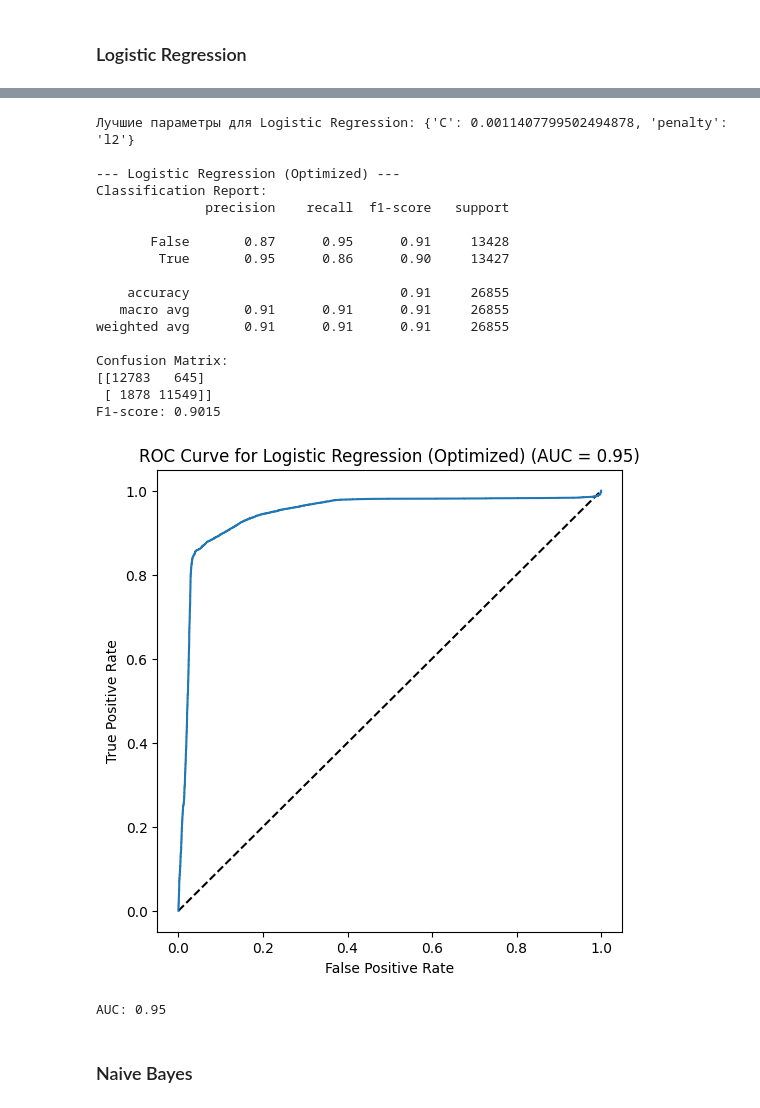
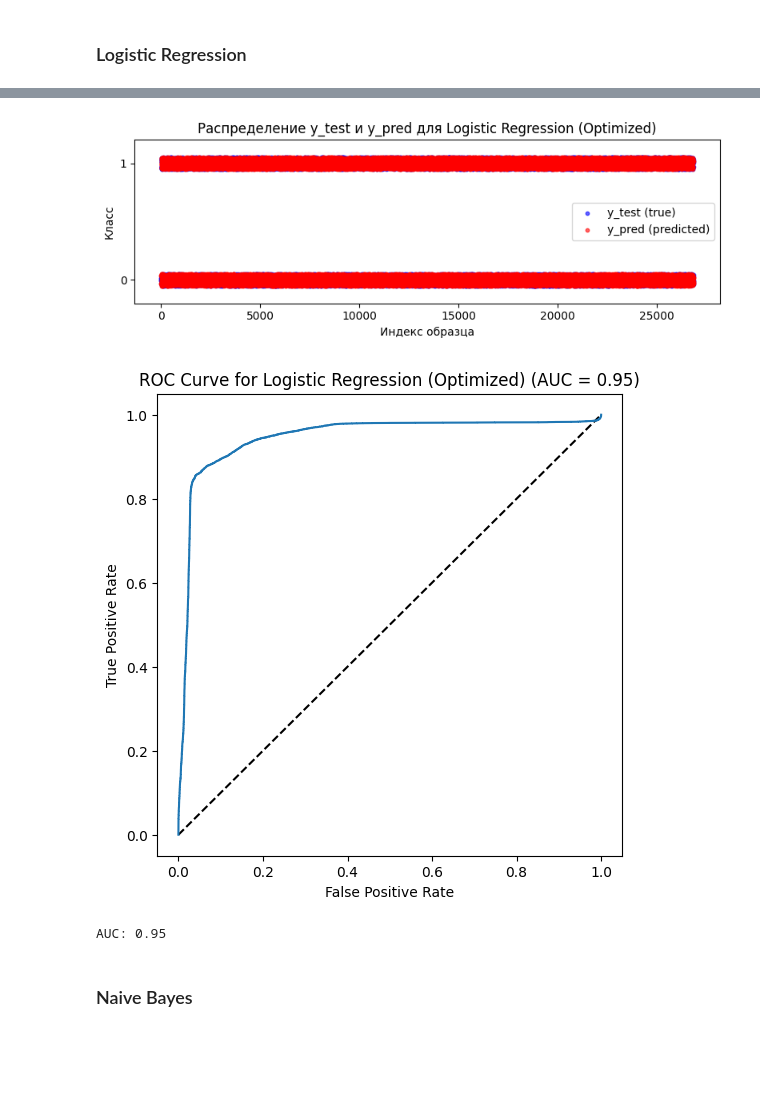
Before and after one commit to Vaiforo/ML1, a Jupyter notebook: k4_lab2.ipynb, the cells around one changed output, grey strips where cells are left out. Cells and saved outputs as stored; diff of their text form; code cells hidden in the pictures; blank space fills up the shorter version.

```diff
--- a/k4_lab2.ipynb
+++ b/k4_lab2.ipynb
@@ -133,10 +167,13 @@ def objective_logreg(trial):
     model = LogisticRegression(C=C, penalty=penalty, solver='liblinear', random_state=42)
     return cross_val_score(model, X_train, y_train, cv=5, scoring='accuracy').mean()
 # %%
-study_logreg = optuna.create_study(direction='maximize')
-study_logreg.optimize(objective_logreg, n_trials=50)
-print("Лучшие параметры для Logistic Regression:", study_logreg.best_params)
-logreg_best = LogisticRegression(**study_logreg.best_params, solver='liblinear', random_state=42)
+# study_logreg = optuna.create_study(direction='maximize')
+# study_logreg.optimize(objective_logreg, n_trials=50)
+# print("Лучшие параметры для Logistic Regression:", study_logreg.best_params)
+# logreg_best = LogisticRegression(**study_logreg.best_params, solver='liblinear', random_state=42)
+logreg_best = LogisticRegression(C=0.0011407799502494878, penalty='l2', solver='liblinear', random_state=42)
 logreg_best.fit(X_train, y_train)
 evaluate_model(logreg_best, X_test, y_test, "Logistic Regression (Optimized)")
+
+models.append(logreg_best)
 # %% [output]
@@ -160,22 +195,6 @@ evaluate_model(logreg_best, X_test, y_test, "Logistic Regression (Optimized)")
+[figure, new version]
+[figure, added]
-Лучшие параметры для Logistic Regression: {'C': 0.0011407799502494878, 'penalty': 'l2'}
-
---- Logistic Regression (Optimized) ---
-Classification Report:
-              precision    recall  f1-score   support
-
-       False       0.87      0.95      0.91     13428
-        True       0.95      0.86      0.90     13427
-
-    accuracy                           0.91     26855
-   macro avg       0.91      0.91      0.91     26855
-weighted avg       0.91      0.91      0.91     26855
-
-Confusion Matrix:
-[[12783   645]
- [ 1878 11549]]
-F1-score: 0.9015
+AUC: 0.95
-[figure, old version]
-AUC: 0.95
 # %% [markdown]
 ### Naive Bayes
 # %%
```
Also changed, not shown: parts of 14 cells of this notebook, 9 other files.
